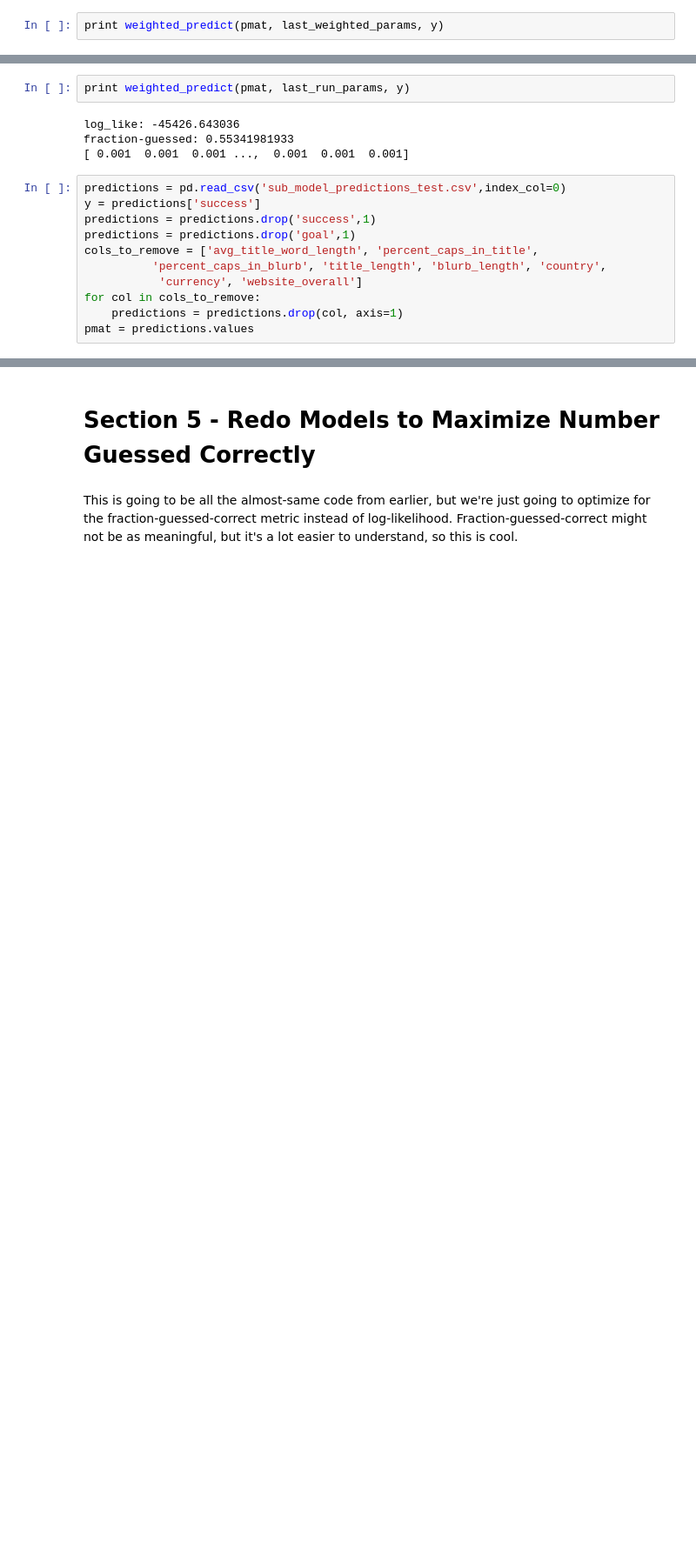
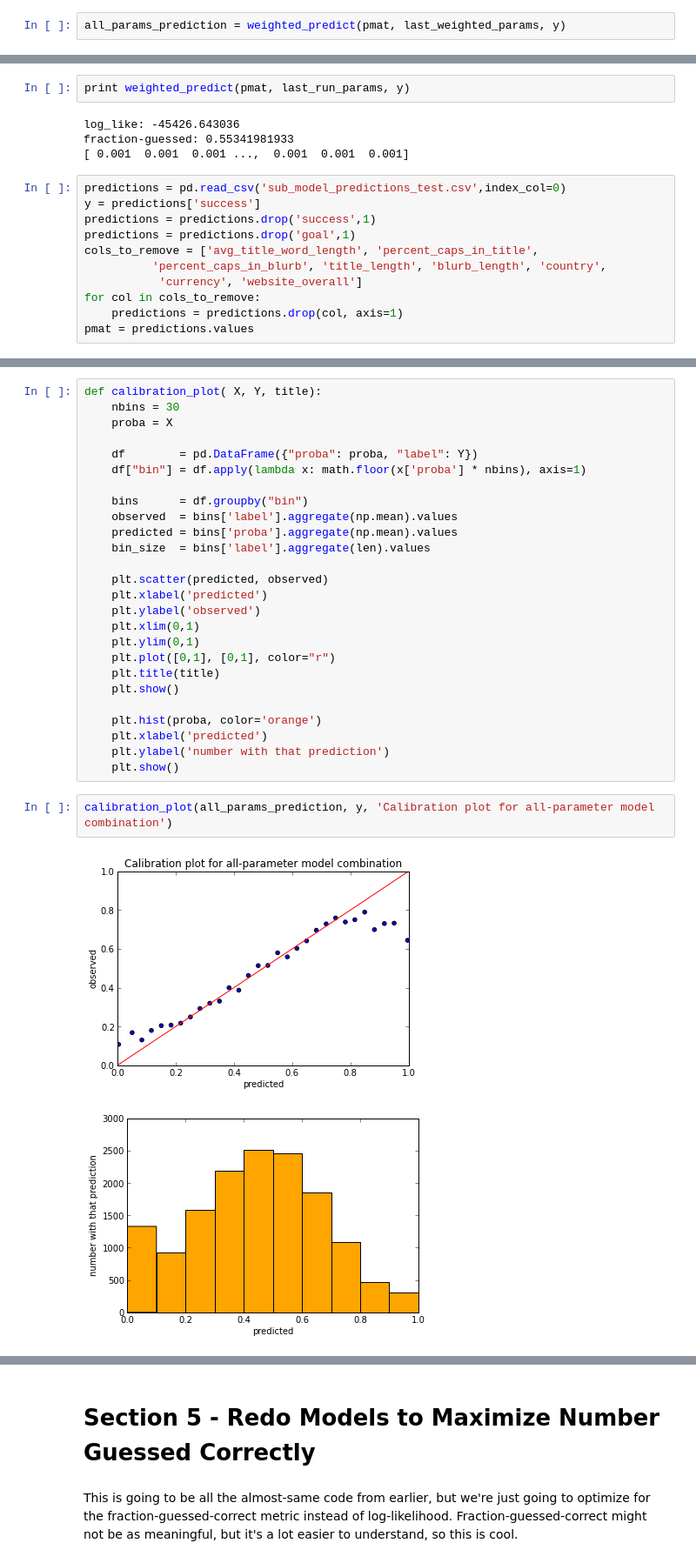
Before and after one commit to johnsturm/cs109, a Jupyter notebook: Process Book.ipynb, the cells around one changed output, grey strips where cells are left out. Shown at 87% size. Drawn from its saved outputs; the diff is of its cells as text; blank space fills up the shorter version.

```diff
--- a/Process Book.ipynb
+++ b/Process Book.ipynb
@@ -3407,7 +3407,7 @@ pmat = predictions.values
 # %% [output]
 14723
 # %%
-print weighted_predict(pmat, last_weighted_params, y)
+all_params_prediction = weighted_predict(pmat, last_weighted_params, y)
 # %% [output]
 log_like: -9641.307695
 fraction-guessed: 0.664946002853
@@ -3439,0 +3438,31 @@ fraction-guessed: 0.629219588399
+# %%
+def calibration_plot( X, Y, title):
+    nbins = 30
+    proba = X
+
+    df        = pd.DataFrame({"proba": proba, "label": Y})
+    df["bin"] = df.apply(lambda x: math.floor(x['proba'] * nbins), axis=1)
+
+    bins      = df.groupby("bin")
+    observed  = bins['label'].aggregate(np.mean).values
+    predicted = bins['proba'].aggregate(np.mean).values
+    bin_size  = bins['label'].aggregate(len).values
+
+    plt.scatter(predicted, observed)
+    plt.xlabel('predicted')
+    plt.ylabel('observed')
+    plt.xlim(0,1)
+    plt.ylim(0,1)
+    plt.plot([0,1], [0,1], color="r")
+    plt.title(title)
+    plt.show()
+
+    plt.hist(proba, color='orange')
+    plt.xlabel('predicted')
+    plt.ylabel('number with that prediction')
+    plt.show()
+# %%
+calibration_plot(all_params_prediction, y, 'Calibration plot for all-parameter model combination')
+# %% [output]
+[figure, added]
+[figure, added]
```
Also changed, not shown: parts of 20 cells of this notebook.
